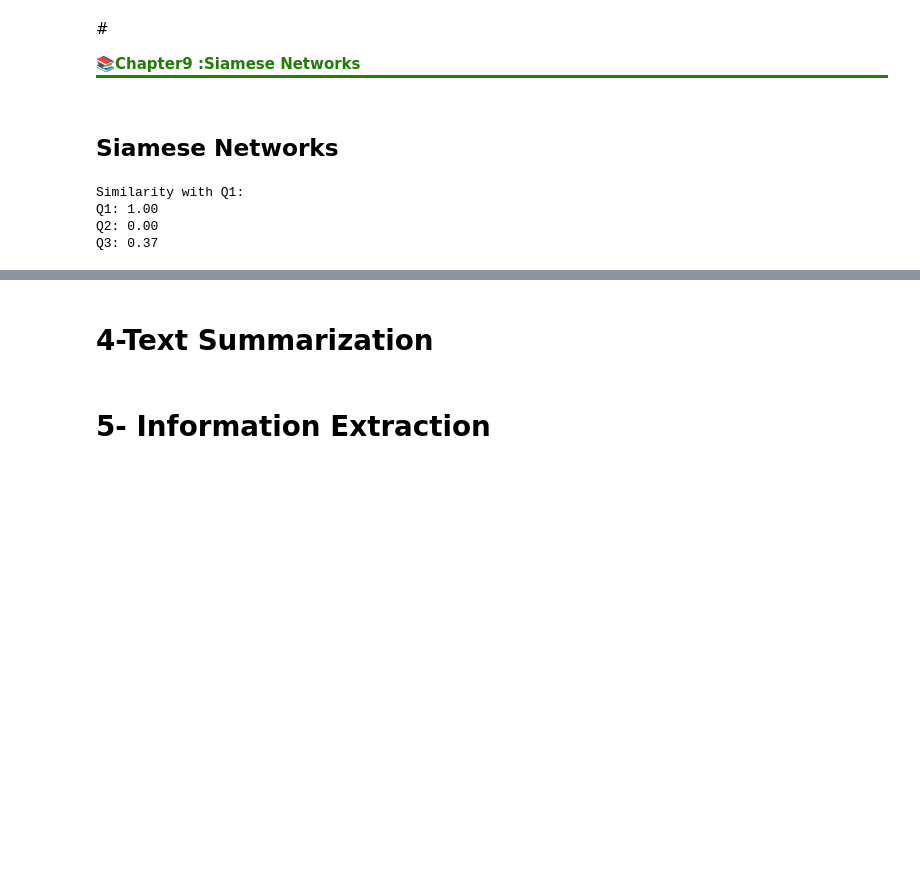
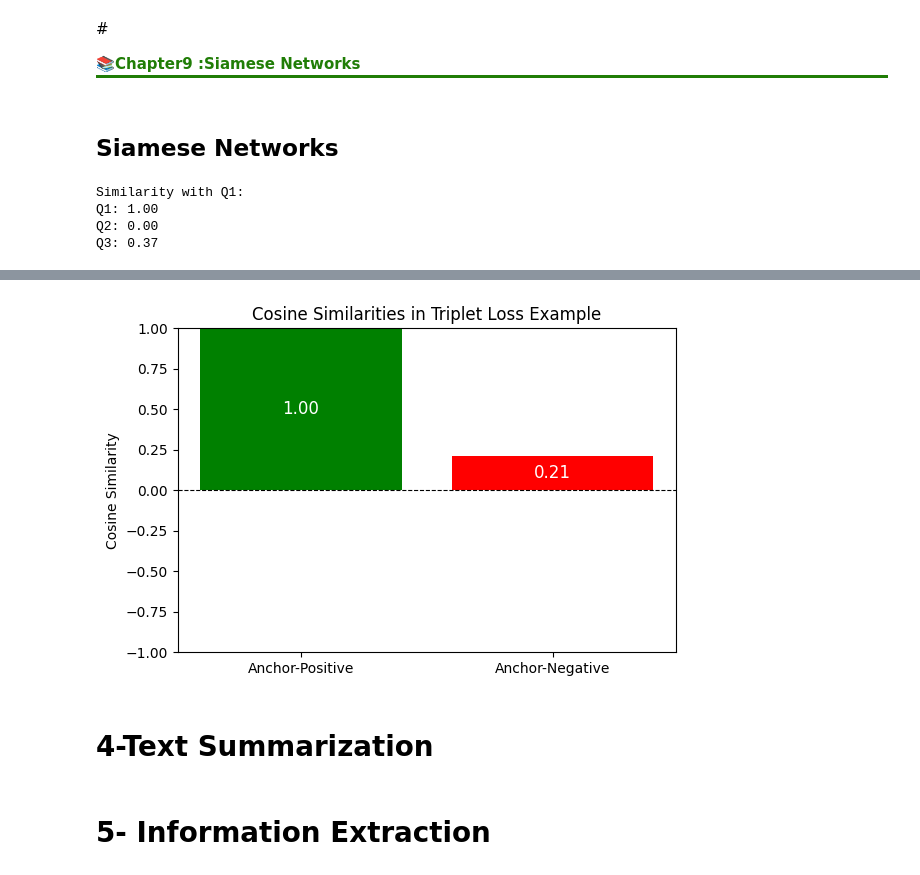
Before and after one commit to dr-mushtaq/natural-language-processing-projects-python, a Jupyter notebook: Natural_Language_Processing.ipynb, the cells around one changed output, grey strips where cells are left out. Cells and saved outputs as stored; diff of their text form; code cells hidden in the pictures; blank space fills up the shorter version.

```diff
--- a/Natural_Language_Processing.ipynb
+++ b/Natural_Language_Processing.ipynb
@@ -2701,0 +2704,80 @@ Q3: 0.37
+# %%
+"""
+Triplet Loss Example using scikit-learn
+---------------------------------------
+This script demonstrates how the triplet loss function works
+in a simple Siamese network setup using synthetic data.
+
+The goal is to:
+1. Compute cosine similarities between anchor, positive, and negative samples.
+2. Calculate the triplet loss value.
+3. Visualize how similarities influence the loss.
+
+Author: Dr. Mushtaq Hussain
+"""
+
+# 🧩 Import required libraries
+import numpy as np
+from sklearn.metrics.pairwise import cosine_similarity
+import matplotlib.pyplot as plt
+
+
+# ⚙️ Define the Triplet Loss function
+def triplet_loss(anchor, positive, negative, margin=0.3):
+    """
+    Compute Triplet Loss using cosine similarity.
+
+    Parameters:
+        anchor (np.ndarray): Anchor vector
+        positive (np.ndarray): Positive vector (similar to anchor)
+        negative (np.ndarray): Negative vector (different from anchor)
+        margin (float): Margin that separates positive and negative pairs
+
+    Returns:
+        loss (float): Triplet loss value
+        sim_AP (float): Similarity between anchor and positive
+        sim_AN (float): Similarity between anchor and negative
+    """
+    # Compute cosine similarities
+    sim_AP = cosine_similarity(anchor, positive)[0][0]  # Anchor vs Positive
+    sim_AN = cosine_similarity(anchor, negative)[0][0]  # Anchor vs Negative
+
+    # Compute triplet loss
+    loss = max(0, sim_AN - sim_AP + margin)
+    return loss, sim_AP, sim_AN
+
+
+# 🧠 Step 1: Create synthetic feature vectors
+anchor = np.array([[0.9, 0.8, 0.7]])
+positive = np.array([[0.8, 0.7, 0.6]])
+negative = np.array([[-0.2, 0.1, 0.3]])
+
+# 🧮 Step 2: Compute loss and similarities
+loss, sim_AP, sim_AN = triplet_loss(anchor, positive, negative, margin=0.3)
+
+# 🖨️ Step 3: Display the results
+print("------ Triplet Loss Example ------")
+print(f"Similarity (A, P): {sim_AP:.3f}")
+print(f"Similarity (A, N): {sim_AN:.3f}")
+print(f"Triplet Loss: {loss:.3f}")
+
+# 📈 Step 4: Visualize similarities
+labels = ['Anchor-Positive', 'Anchor-Negative']
+values = [sim_AP, sim_AN]
+
+plt.figure(figsize=(6,4))
+bars = plt.bar(labels, values, color=['green', 'red'])
+plt.axhline(y=0, color='black', linestyle='--', linewidth=0.8)
+plt.title('Cosine Similarities in Triplet Loss Example')
+plt.ylabel('Cosine Similarity')
+plt.ylim(-1, 1)
+
+# Add text labels on bars
+for bar in bars:
+    yval = bar.get_height()
+    plt.text(bar.get_x() + bar.get_width()/2, yval/2, f"{yval:.2f}",
+             ha='center', va='center', color='white', fontsize=12)
+
+plt.tight_layout()
+plt.show()
+# %% [output]
@@ -2702,3 +2788,4 @@ Q3: 0.37
+[figure, added]
 # %% [markdown]
 # **4-Text Summarization**
 # %% [markdown]
```
Also changed, not shown: parts of 2 cells of this notebook.
